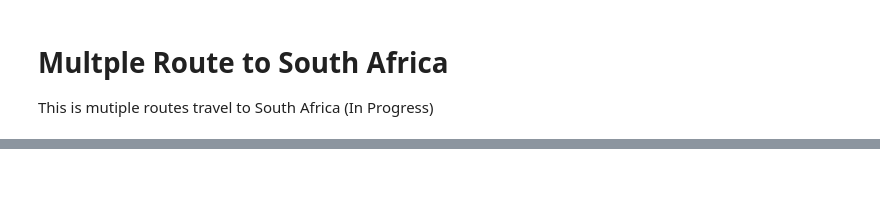
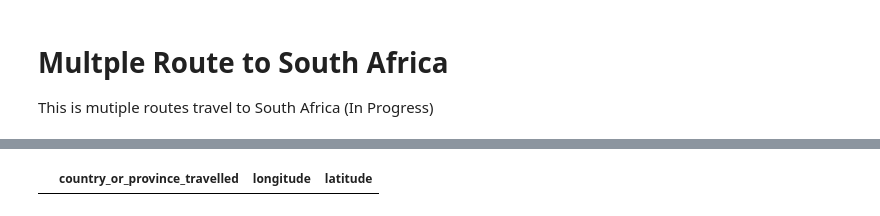
Before and after one commit to dsfsi/covid19za, a Jupyter notebook: notebooks/2020-03-13-starter-notebook.ipynb, the cells around one changed output, grey strips where cells are left out. Saved outputs shown, nothing was run; the diff lists cells and outputs as text; code cells hidden in the pictures; blank space fills up the shorter version.

```diff
--- a/notebooks/2020-03-13-starter-notebook.ipynb
+++ b/notebooks/2020-03-13-starter-notebook.ipynb
@@ -232,0 +304,4 @@ plt.show()
+# %%
+point_a
+# %% [output]
+|  | country_or_province_travelled | longitude | latitude |
```
Also changed, not shown: parts of 5 cells of this notebook, 1 other file.
